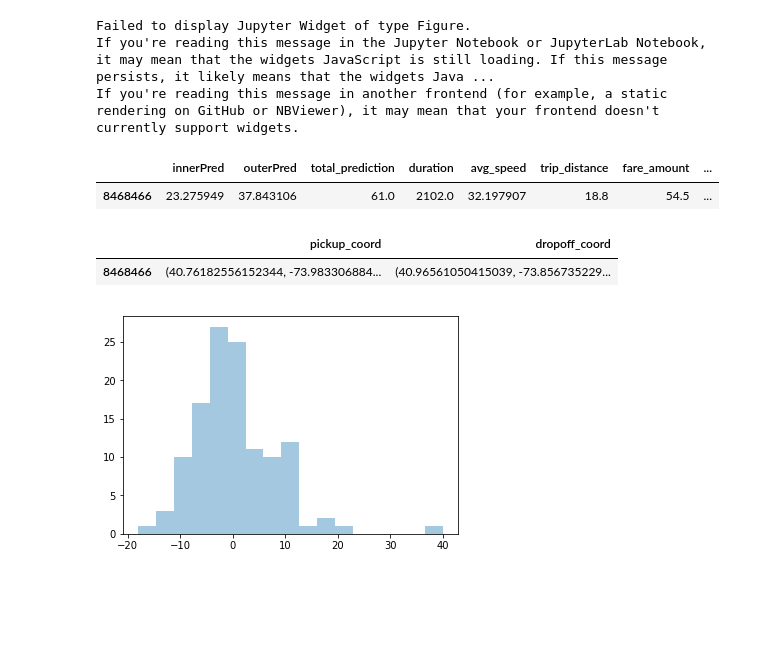
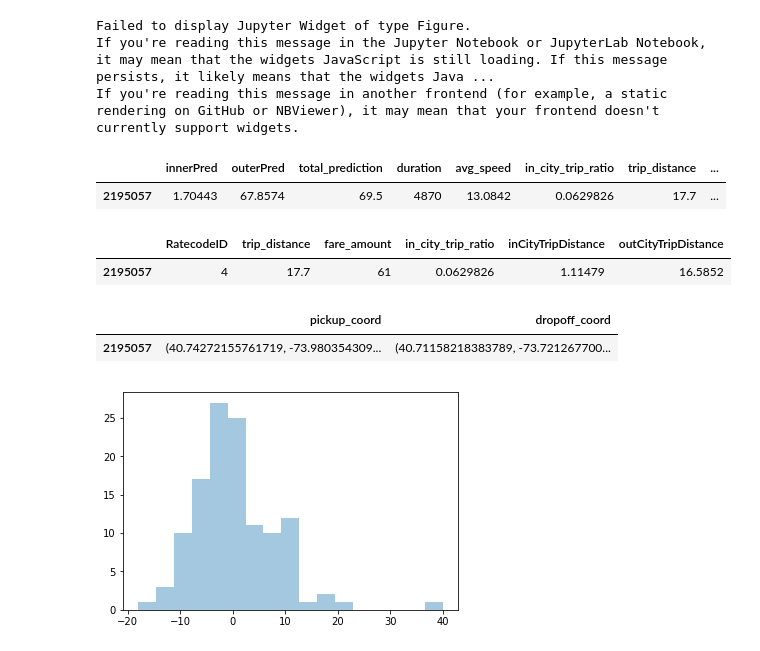
Before and after one commit to Sitorias/TaxiPrediction, a Jupyter notebook: Task 2 - Predicting Taxi Ride Prices - Leo.ipynb, the cells around one changed output. Cells and saved outputs as stored; diff of their text form; code cells hidden in the pictures; blank space fills up the shorter version.

```diff
--- a/Task 2 - Predicting Taxi Ride Prices - Leo.ipynb
+++ b/Task 2 - Predicting Taxi Ride Prices - Leo.ipynb
@@ -653,21 +672,25 @@ pd.DataFrame({"Features" : taxiTrain.drop(["fare_amount"],axis=1).columns,"estim
 | 3 | avg_speed | 0.001195 |
 # %% [markdown]
 ## LightGBM
+# %%
+code1 = train[train.RatecodeID==1]
 # %%
 %%time
 import lightgbm as lgb
 features = ["duration","trip_distance","avg_speed","ridesAtPickupHour"]
 
-code1lgb_dataset = lgb.Dataset(taxiTrain[features], label=taxiTrain["fare_amount"])
+code1lgb_dataset = lgb.Dataset(code1[features], label=code1["fare_amount"])
 
 params = {}
 params['learning_rate'] = .05
 params['boosting_type'] = 'gbdt'
-params['min_samples_split'] = 3
-params['min_samples_leaf'] = 15
-params['max_features'] = 'sqrt'
+#params['min_samples_split'] = 3
+#params['min_samples_leaf'] = 15
+#params['max_features'] = 'sqrt'
 params['max_depth'] = 10
 params['subsample'] = 0.8
+params["num_leaves"] = 7
+params["objective"] = "mae"
 
 code1_model = lgb.train(params, code1lgb_dataset, 300)
 # %% [output]
@@ -794,21 +828,3 @@ fig4
 Failed to display Jupyter Widget of type Figure.
 If you're reading this message in the Jupyter Notebook or JupyterLab Notebook, it may mean that the widgets JavaScript is still loading. If this message persists, it likely means that the widgets Java ...
 If you're reading this message in another frontend (for example, a static rendering on GitHub or NBViewer), it may mean that your frontend doesn't currently support widgets.
-# %%
-locations = inManhattan[["dropoff_latitude","dropoff_longitude"]].values
-fig = gmaps.figure()
-heatmap_layer = gmaps.heatmap_layer(locations)
-fig.add_layer(heatmap_layer)
-
-#add the border of manhattan
-man_polygon= gmaps.Polygon(manhattan_cords)
-
-#add marker to the corners of the polygon to identify
-man_marker = []
-for i in range(0,len(manhattan_cords)):
-    man_marker.append(gmaps.Marker(manhattan_cords[i],label=str(i+1)))
-
-manBorder = gmaps.drawing_layer(features=[man_polygon]+man_marker)
-
-fig.add_layer(manBorder)
-fig
@@ -1200,7 +1234,7 @@ dtype: float64
 figRoutes = gmaps.figure()
 counter = 1
 marker_locations = []
-trips = mixed_trips_test.sample(n=1)
+trips = pd.DataFrame(mixed_trips_test.loc[2195057]).transpose()
 for index, row in trips.iterrows():
     # get start and end point
     fromP  = (row["pickup_latitude"],row["pickup_longitude"])
@@ -1208,8 +1242,11 @@ for index, row in trips.iterrows():
     #add route
     route = gmaps.directions_layer(fromP, toP, show_markers=False)
     figRoutes.add_layer(route)
+    markers = gmaps.symbol_layer(bridges,fill_color="red",stroke_color="red")
+    figRoutes.add_layer(markers)
     #add marker for startpoints
-    marker_locations.append(gmaps.Marker(fromP,label=str(counter)))
+    marker_locations.append(gmaps.Marker(fromP,label="A"))
+    marker_locations.append(gmaps.Marker(toP,label="B"))
     counter= counter +1
 
 marker_layer =  gmaps.drawing_layer(features =marker_locations)
@@ -1220,17 +1257,23 @@ Failed to display Jupyter Widget of type Figure.
 If you're reading this message in the Jupyter Notebook or JupyterLab Notebook, it may mean that the widgets JavaScript is still loading. If this message persists, it likely means that the widgets Java ...
 If you're reading this message in another frontend (for example, a static rendering on GitHub or NBViewer), it may mean that your frontend doesn't currently support widgets.
 # %%
-f = ["innerPred","outerPred","total_prediction","duration","avg_speed"] + interesting_features
+f = ["innerPred","outerPred","total_prediction","duration","avg_speed","in_city_trip_ratio"] + interesting_features
+trips["in_city_trip_ratio"] = trips["in_city_distance"]/(trips["out_of_city_distance"]+trips["in_city_distance"])
 
 trips[f].head()
 # %% [output]
-|  | innerPred | outerPred | total_prediction | duration | avg_speed | trip_distance | fare_amount | ... |
-| 8468466 | 23.275949 | 37.843106 | 61.0 | 2102.0 | 32.197907 | 18.8 | 54.5 | ... |
+|  | innerPred | outerPred | total_prediction | duration | avg_speed | in_city_trip_ratio | trip_distance | ... |
+| 2195057 | 1.70443 | 67.8574 | 69.5 | 4870 | 13.0842 | 0.0629826 | 17.7 | ... |
+# %%
+trips[["RatecodeID","trip_distance","fare_amount","in_city_trip_ratio","inCityTripDistance","outCityTripDistance"]]
+# %% [output]
+|  | RatecodeID | trip_distance | fare_amount | in_city_trip_ratio | inCityTripDistance | outCityTripDistance |
+| 2195057 | 4 | 17.7 | 61 | 0.0629826 | 1.11479 | 16.5852 |
 # %%
 trips[["pickup_coord","dropoff_coord"]]
 # %% [output]
 |  | pickup_coord | dropoff_coord |
-| 8468466 | (40.76182556152344, -73.983306884... | (40.96561050415039, -73.856735229... |
+| 2195057 | (40.74272155761719, -73.980354309... | (40.71158218383789, -73.721267700... |
 # %%
 ax = sns.distplot(x,kde=False);
 # %% [output]
```
Also changed, not shown: parts of 17 cells of this notebook, 2 other files.
